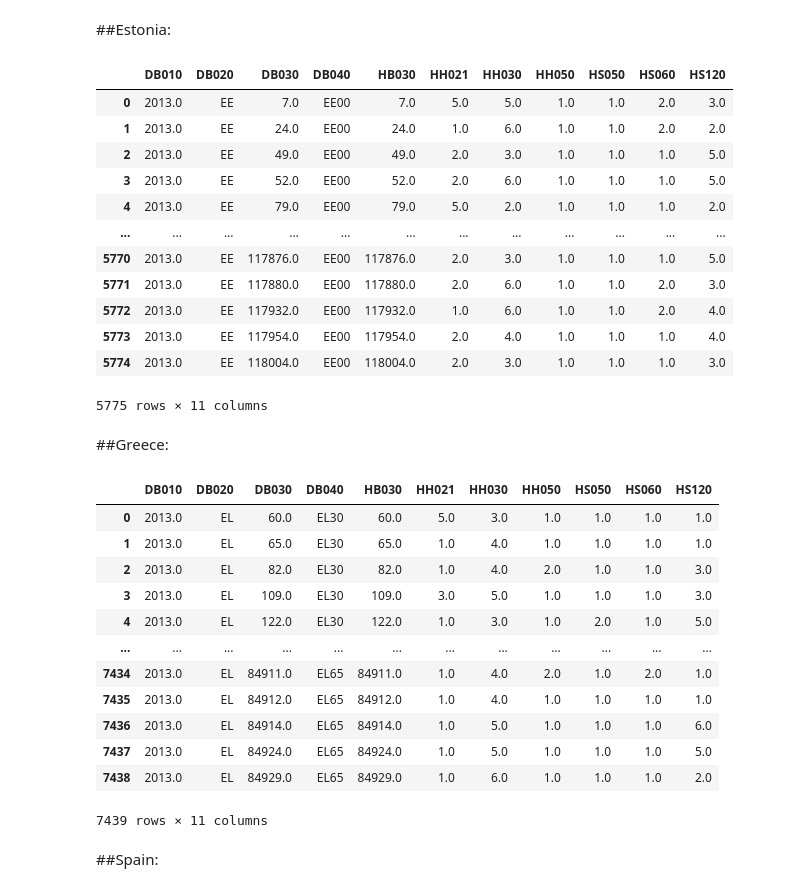
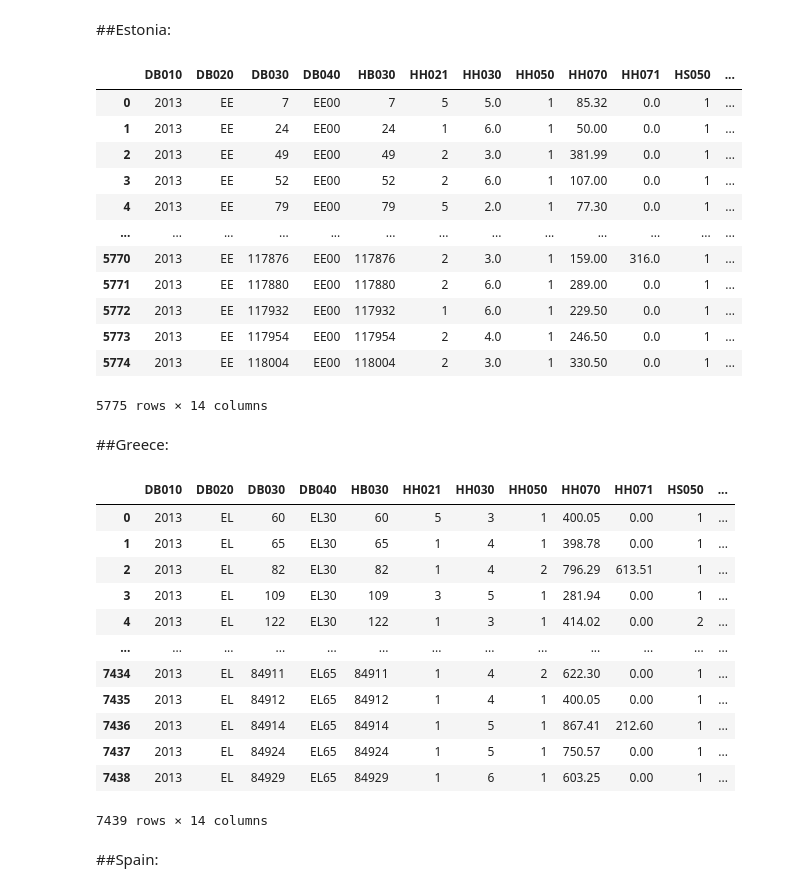
Before and after one commit to AndreiAf02/STAT561_Project, a Jupyter notebook: STAT561_Project.ipynb, the cells around one changed output. Drawn from its saved outputs; the diff is of its cells as text; code cells hidden in the pictures.

```diff
--- a/STAT561_Project.ipynb
+++ b/STAT561_Project.ipynb
@@ -209,42 +369,52 @@ data_DK
 ##Estonia:
 # %%
 data_EE = pd.read_csv(path_to_data + "EE_Data.csv", sep=",", header=0)
-data_EE = data_EE[data_EE['DB010'].notnull()]
+data = data_EE
+data = data[data['DB010'].notnull()]
+data['HH070'] = data['HH070'].replace(np.nan, 0)
+data['HH071'] = data['HH071'].replace(np.nan, 0)
+data['HH070+']=data['HH070']+data['HH071']
+data_EE = data
 data_EE
 # %% [output]
-|  | DB010 | DB020 | DB030 | DB040 | HB030 | HH021 | HH030 | HH050 | HS050 | HS060 | HS120 |
-| 0 | 2013.0 | EE | 7.0 | EE00 | 7.0 | 5.0 | 5.0 | 1.0 | 1.0 | 2.0 | 3.0 |
-| 1 | 2013.0 | EE | 24.0 | EE00 | 24.0 | 1.0 | 6.0 | 1.0 | 1.0 | 2.0 | 2.0 |
-| 2 | 2013.0 | EE | 49.0 | EE00 | 49.0 | 2.0 | 3.0 | 1.0 | 1.0 | 1.0 | 5.0 |
-| 3 | 2013.0 | EE | 52.0 | EE00 | 52.0 | 2.0 | 6.0 | 1.0 | 1.0 | 1.0 | 5.0 |
-| 4 | 2013.0 | EE | 79.0 | EE00 | 79.0 | 5.0 | 2.0 | 1.0 | 1.0 | 1.0 | 2.0 |
-| ... | ... | ... | ... | ... | ... | ... | ... | ... | ... | ... | ... |
-| 5770 | 2013.0 | EE | 117876.0 | EE00 | 117876.0 | 2.0 | 3.0 | 1.0 | 1.0 | 1.0 | 5.0 |
-| 5771 | 2013.0 | EE | 117880.0 | EE00 | 117880.0 | 2.0 | 6.0 | 1.0 | 1.0 | 2.0 | 3.0 |
-| 5772 | 2013.0 | EE | 117932.0 | EE00 | 117932.0 | 1.0 | 6.0 | 1.0 | 1.0 | 2.0 | 4.0 |
-| 5773 | 2013.0 | EE | 117954.0 | EE00 | 117954.0 | 2.0 | 4.0 | 1.0 | 1.0 | 1.0 | 4.0 |
-| 5774 | 2013.0 | EE | 118004.0 | EE00 | 118004.0 | 2.0 | 3.0 | 1.0 | 1.0 | 1.0 | 3.0 |
+|  | DB010 | DB020 | DB030 | DB040 | HB030 | HH021 | HH030 | HH050 | HH070 | HH071 | HS050 | ... |
+| 0 | 2013 | EE | 7 | EE00 | 7 | 5 | 5.0 | 1 | 85.32 | 0.0 | 1 | ... |
+| 1 | 2013 | EE | 24 | EE00 | 24 | 1 | 6.0 | 1 | 50.00 | 0.0 | 1 | ... |
+| 2 | 2013 | EE | 49 | EE00 | 49 | 2 | 3.0 | 1 | 381.99 | 0.0 | 1 | ... |
+| 3 | 2013 | EE | 52 | EE00 | 52 | 2 | 6.0 | 1 | 107.00 | 0.0 | 1 | ... |
+| 4 | 2013 | EE | 79 | EE00 | 79 | 5 | 2.0 | 1 | 77.30 | 0.0 | 1 | ... |
+| ... | ... | ... | ... | ... | ... | ... | ... | ... | ... | ... | ... | ... |
+| 5770 | 2013 | EE | 117876 | EE00 | 117876 | 2 | 3.0 | 1 | 159.00 | 316.0 | 1 | ... |
+| 5771 | 2013 | EE | 117880 | EE00 | 117880 | 2 | 6.0 | 1 | 289.00 | 0.0 | 1 | ... |
+| 5772 | 2013 | EE | 117932 | EE00 | 117932 | 1 | 6.0 | 1 | 229.50 | 0.0 | 1 | ... |
+| 5773 | 2013 | EE | 117954 | EE00 | 117954 | 2 | 4.0 | 1 | 246.50 | 0.0 | 1 | ... |
+| 5774 | 2013 | EE | 118004 | EE00 | 118004 | 2 | 3.0 | 1 | 330.50 | 0.0 | 1 | ... |
-5775 rows × 11 columns
+5775 rows × 14 columns
 # %% [markdown]
 ##Greece:
 # %%
 data_EL = pd.read_csv(path_to_data + "EL_Data.csv", sep=",", header=0)
-data_EL = data_EL[data_EL['DB010'].notnull()]
+data = data_EL
+data = data[data['DB010'].notnull()]
+data['HH070'] = data['HH070'].replace(np.nan, 0)
+data['HH071'] = data['HH071'].replace(np.nan, 0)
+data['HH070+']=data['HH070']+data['HH071']
+data_EL = data
 data_EL
 # %% [output]
-|  | DB010 | DB020 | DB030 | DB040 | HB030 | HH021 | HH030 | HH050 | HS050 | HS060 | HS120 |
-| 0 | 2013.0 | EL | 60.0 | EL30 | 60.0 | 5.0 | 3.0 | 1.0 | 1.0 | 1.0 | 1.0 |
-| 1 | 2013.0 | EL | 65.0 | EL30 | 65.0 | 1.0 | 4.0 | 1.0 | 1.0 | 1.0 | 1.0 |
-| 2 | 2013.0 | EL | 82.0 | EL30 | 82.0 | 1.0 | 4.0 | 2.0 | 1.0 | 1.0 | 3.0 |
-| 3 | 2013.0 | EL | 109.0 | EL30 | 109.0 | 3.0 | 5.0 | 1.0 | 1.0 | 1.0 | 3.0 |
-| 4 | 2013.0 | EL | 122.0 | EL30 | 122.0 | 1.0 | 3.0 | 1.0 | 2.0 | 1.0 | 5.0 |
-| ... | ... | ... | ... | ... | ... | ... | ... | ... | ... | ... | ... |
-| 7434 | 2013.0 | EL | 84911.0 | EL65 | 84911.0 | 1.0 | 4.0 | 2.0 | 1.0 | 2.0 | 1.0 |
-| 7435 | 2013.0 | EL | 84912.0 | EL65 | 84912.0 | 1.0 | 4.0 | 1.0 | 1.0 | 1.0 | 1.0 |
-| 7436 | 2013.0 | EL | 84914.0 | EL65 | 84914.0 | 1.0 | 5.0 | 1.0 | 1.0 | 1.0 | 6.0 |
-| 7437 | 2013.0 | EL | 84924.0 | EL65 | 84924.0 | 1.0 | 5.0 | 1.0 | 1.0 | 1.0 | 5.0 |
-| 7438 | 2013.0 | EL | 84929.0 | EL65 | 84929.0 | 1.0 | 6.0 | 1.0 | 1.0 | 1.0 | 2.0 |
+|  | DB010 | DB020 | DB030 | DB040 | HB030 | HH021 | HH030 | HH050 | HH070 | HH071 | HS050 | ... |
+| 0 | 2013 | EL | 60 | EL30 | 60 | 5 | 3 | 1 | 400.05 | 0.00 | 1 | ... |
+| 1 | 2013 | EL | 65 | EL30 | 65 | 1 | 4 | 1 | 398.78 | 0.00 | 1 | ... |
+| 2 | 2013 | EL | 82 | EL30 | 82 | 1 | 4 | 2 | 796.29 | 613.51 | 1 | ... |
+| 3 | 2013 | EL | 109 | EL30 | 109 | 3 | 5 | 1 | 281.94 | 0.00 | 1 | ... |
+| 4 | 2013 | EL | 122 | EL30 | 122 | 1 | 3 | 1 | 414.02 | 0.00 | 2 | ... |
+| ... | ... | ... | ... | ... | ... | ... | ... | ... | ... | ... | ... | ... |
+| 7434 | 2013 | EL | 84911 | EL65 | 84911 | 1 | 4 | 2 | 622.30 | 0.00 | 1 | ... |
+| 7435 | 2013 | EL | 84912 | EL65 | 84912 | 1 | 4 | 1 | 400.05 | 0.00 | 1 | ... |
+| 7436 | 2013 | EL | 84914 | EL65 | 84914 | 1 | 5 | 1 | 867.41 | 212.60 | 1 | ... |
+| 7437 | 2013 | EL | 84924 | EL65 | 84924 | 1 | 5 | 1 | 750.57 | 0.00 | 1 | ... |
+| 7438 | 2013 | EL | 84929 | EL65 | 84929 | 1 | 6 | 1 | 603.25 | 0.00 | 1 | ... |
-7439 rows × 11 columns
+7439 rows × 14 columns
 # %% [markdown]
 ##Spain:
 # %%
```
Also changed, not shown: parts of 36 cells of this notebook.
